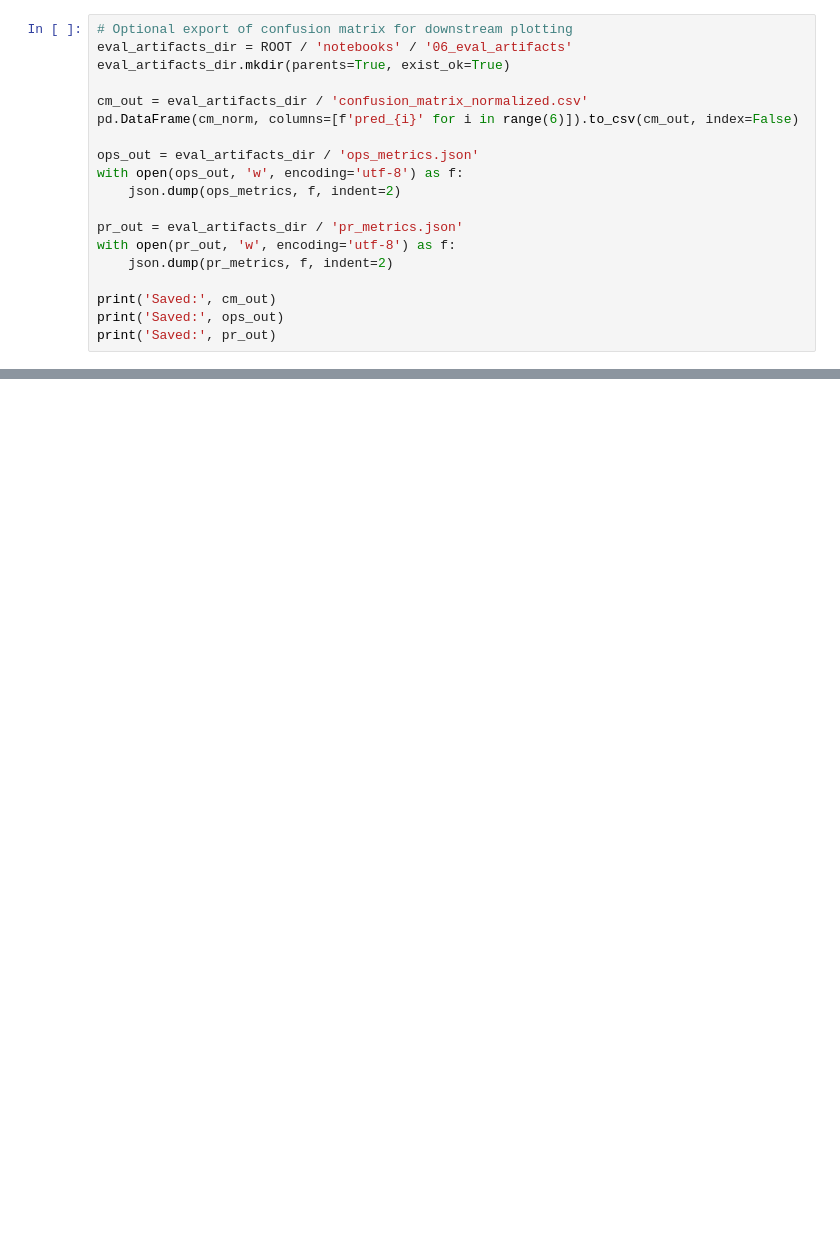
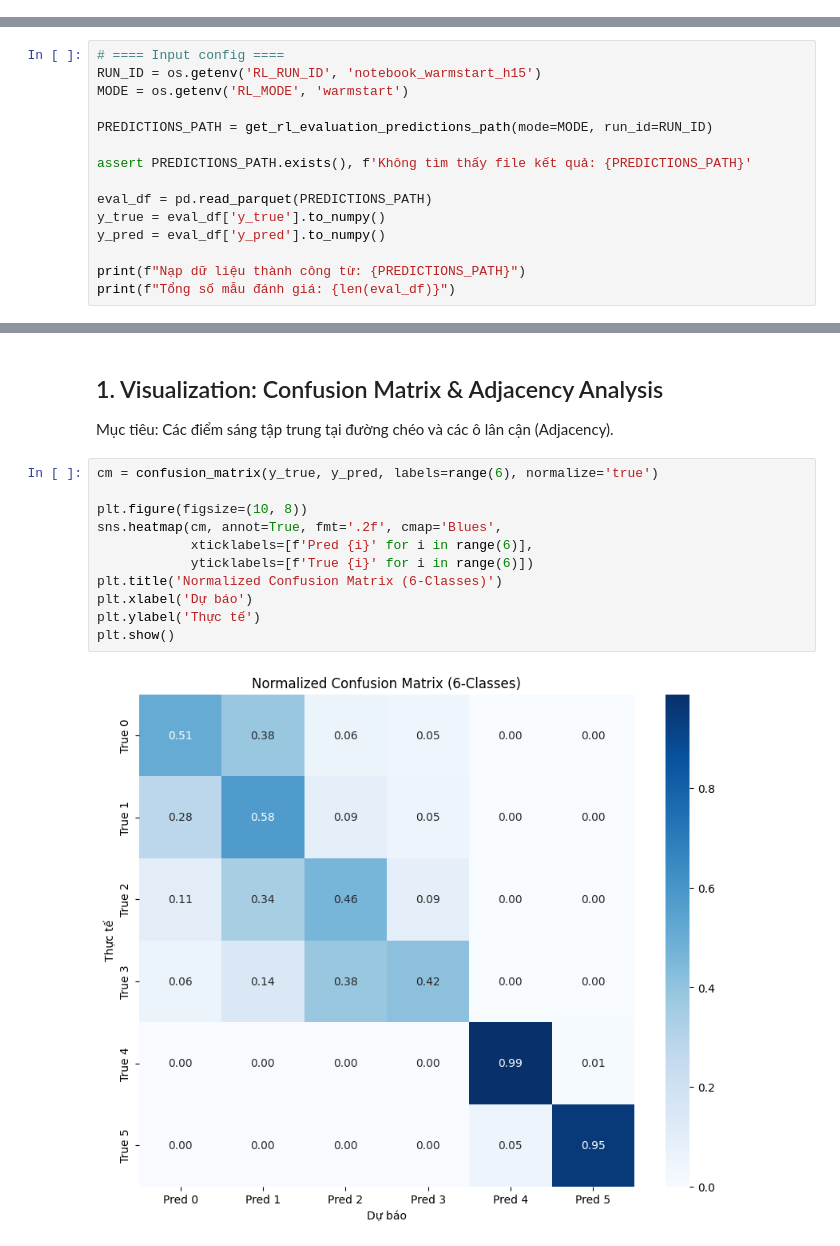
Before and after one commit to lowkeylurker/traffic-ioc, a Jupyter notebook: ai-core/notebooks/06_Model_Evaluation_Error_Analysis_XAI.ipynb, the cells around one changed output, grey strips where cells are left out. Saved outputs shown, nothing was run; the diff lists cells and outputs as text; blank space fills up the shorter version.

```diff
--- a/ai-core/notebooks/06_Model_Evaluation_Error_Analysis_XAI.ipynb
+++ b/ai-core/notebooks/06_Model_Evaluation_Error_Analysis_XAI.ipynb
@@ -186,19 +28,0 @@ Not available
-# %%
-# Optional export of confusion matrix for downstream plotting
-eval_artifacts_dir = ROOT / 'notebooks' / '06_eval_artifacts'
-eval_artifacts_dir.mkdir(parents=True, exist_ok=True)
-
-cm_out = eval_artifacts_dir / 'confusion_matrix_normalized.csv'
-pd.DataFrame(cm_norm, columns=[f'pred_{i}' for i in range(6)]).to_csv(cm_out, index=False)
-
-ops_out = eval_artifacts_dir / 'ops_metrics.json'
-with open(ops_out, 'w', encoding='utf-8') as f:
-    json.dump(ops_metrics, f, indent=2)
-
-pr_out = eval_artifacts_dir / 'pr_metrics.json'
-with open(pr_out, 'w', encoding='utf-8') as f:
-    json.dump(pr_metrics, f, indent=2)
-
-print('Saved:', cm_out)
-print('Saved:', ops_out)
-print('Saved:', pr_out)
@@ -208,0 +29,15 @@ Saved: /workspace/ai-core/notebooks/06_eval_artifacts/pr_metrics.json
+# %%
+# ==== Input config ====
+RUN_ID = os.getenv('RL_RUN_ID', 'notebook_warmstart_h15')
+MODE = os.getenv('RL_MODE', 'warmstart')
+
+PREDICTIONS_PATH = get_rl_evaluation_predictions_path(mode=MODE, run_id=RUN_ID)
+
+assert PREDICTIONS_PATH.exists(), f'Không tìm thấy file kết quả: {PREDICTIONS_PATH}'
+
+eval_df = pd.read_parquet(PREDICTIONS_PATH)
+y_true = eval_df['y_true'].to_numpy()
+y_pred = eval_df['y_pred'].to_numpy()
+
+print(f"Nạp dữ liệu thành công từ: {PREDICTIONS_PATH}")
+print(f"Tổng số mẫu đánh giá: {len(eval_df)}")
@@ -208,0 +47,17 @@ Saved: /workspace/ai-core/notebooks/06_eval_artifacts/pr_metrics.json
+# %% [markdown]
+## 1. Visualization: Confusion Matrix & Adjacency Analysis
+
+Mục tiêu: Các điểm sáng tập trung tại đường chéo và các ô lân cận (Adjacency).
+# %%
+cm = confusion_matrix(y_true, y_pred, labels=range(6), normalize='true')
+
+plt.figure(figsize=(10, 8))
+sns.heatmap(cm, annot=True, fmt='.2f', cmap='Blues',
+            xticklabels=[f'Pred {i}' for i in range(6)],
+            yticklabels=[f'True {i}' for i in range(6)])
+plt.title('Normalized Confusion Matrix (6-Classes)')
+plt.xlabel('Dự báo')
+plt.ylabel('Thực tế')
+plt.show()
+# %% [output]
+[figure, added]
```
Also changed, not shown: parts of 14 cells of this notebook, 12 other files.
